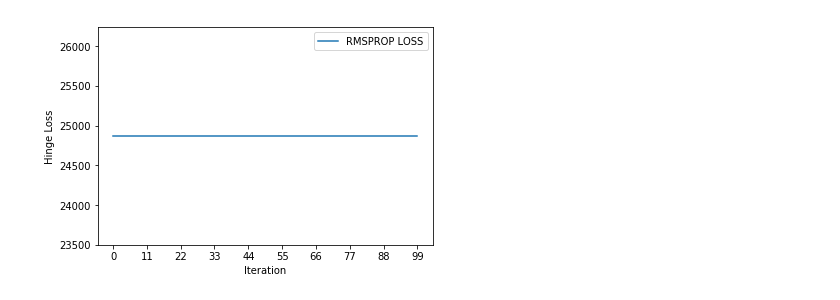
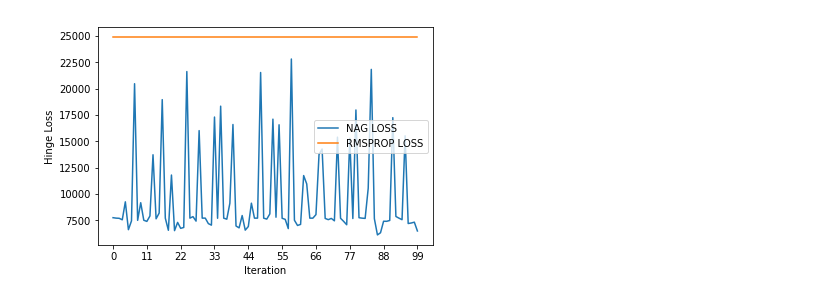
Before and after one commit to Brian-West/ML2017-lab-02, a Jupyter notebook: ClassificationExperiment.ipynb, the cells around one changed output. Drawn from its saved outputs; the diff is of its cells as text; code cells hidden in the pictures.

```diff
--- a/ClassificationExperiment.ipynb
+++ b/ClassificationExperiment.ipynb
@@ -50,36 +59,29 @@ for e in ranges:
 # %%
 # 参数初始化
-w = np.random.rand(123, 1)      # 权重初始化
+w = np.random.rand(123)      # 权重初始化
 yita = 0.001
 gama = 0.9
-bigg = 0
+bigg = np.zeros(123)
 ibsulong = 1e-8
 # 求导
-def grad(index, w):
-    if y_train[index] * ( x_train[index] * w ) < 1:
-        return -1 * ( y_train[index] * x_train[index].T )
-    else:
-        return np.zeros([123, 1])
+def grad(times, w):
+    tmp = np.zeros(123)
+    for i in range(0, times):
+        index = random.randint(0, x_train.shape[0])
+        if y_train[index] * np.dot( x_train[index], w ) < 1:
+             tmp += -1 * ( y_train[index] * x_train[index] )
+    return w + tmp
 # 随机梯度下降过程
 loss_rmsprop = []
 ranges = range(0, 100)
 for e in ranges:
-    gradient = grad(random.randint(0, x_train.shape[0]), w)
-    print(gradient)
-    #print( gradient.shape )
-    #print( type( np.dot(np.transpose(gradient) ,gradient ) ) )
-    #print( np.dot(np.transpose(gradient) ,gradient ).shape )
-    #print( np.dot(np.transpose(gradient) ,gradient )[0, 0] )
-    bigg += gama * bigg + (1-gama) * ( np.dot( np.transpose(gradient) , gradient) )[0, 0]
-    #print(( yita/np.sqrt(bigg + ibsulong) ))
-    #print(yita/np.sqrt(bigg + ibsulong))
+    gradient = grad(10, w)
+    bigg += gama * bigg + (1-gama) * ( gradient * gradient)
     w -= ( yita/np.sqrt(bigg + ibsulong) ) * gradient
-    #print(( yita/np.sqrt(bigg + ibsulong) ) * gradient)
-    #print(gradient.shape)
     # 计算loss
     label_validate=[]
     for i in range(0, x_test.shape[0]):
-        if x_test[i] * w > 0:
+        if np.dot( x_test[i] , w ) > 0:
             label_validate.append(1.)
         else:
             label_validate.append(-1.)
@@ -112,12 +112,12 @@ for e in ranges:
 # %%
 # 可视化实验结果
 import matplotlib.pyplot as plt
-#figure1,=plt.plot(ranges, loss_nag)
+figure1,=plt.plot(ranges, loss_nag)
 figure2,=plt.plot(ranges, loss_rmsprop)
 plt.xlabel('Iteration')
 plt.ylabel('Hinge Loss')
 plt.xticks(np.linspace(0, 99, 10))
-plt.legend(handles=[figure2], labels=['RMSPROP LOSS'], loc='best')
+plt.legend(handles=[figure1, figure2], labels=['NAG LOSS', 'RMSPROP LOSS'], loc='right')
 plt.show()
 # %% [output]
-[figure, old version]
+[figure, new version]
```
Also changed, not shown: parts of 5 cells of this notebook.
